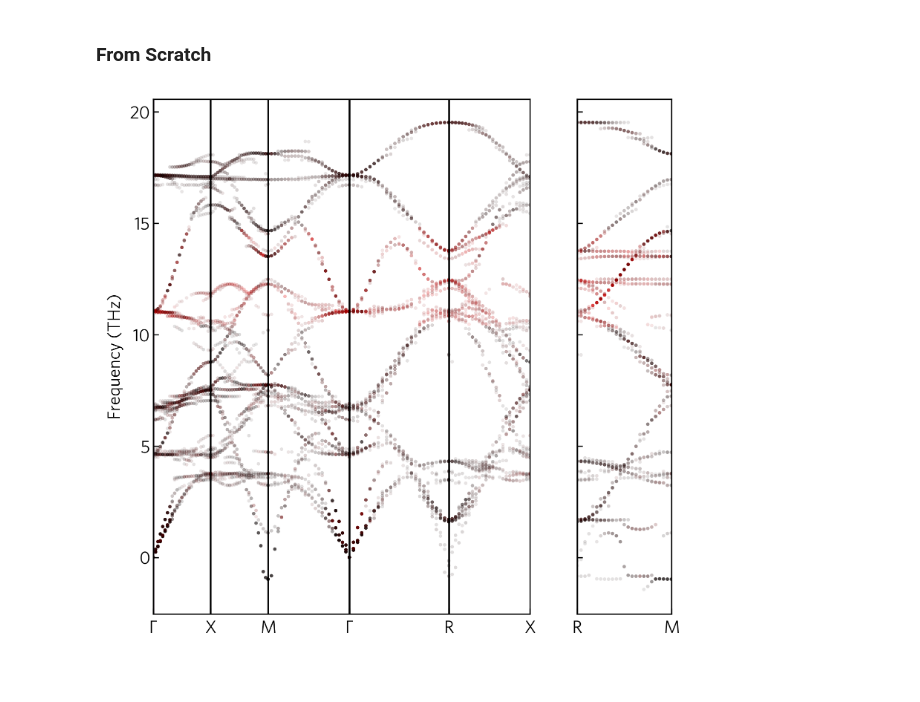
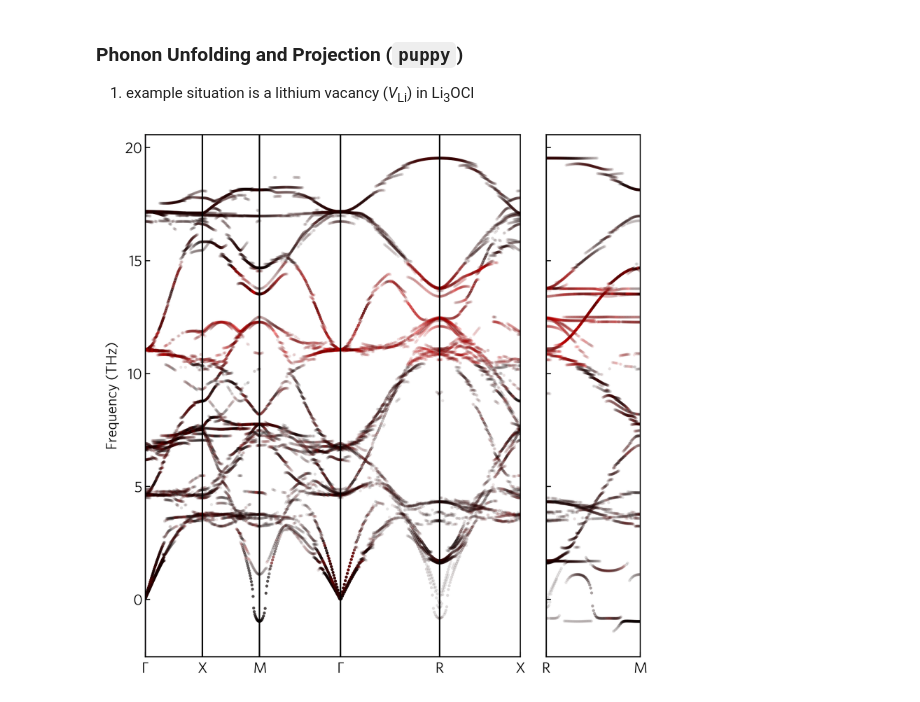
Before and after one commit to badw/puppy, a Jupyter notebook: notebooks/example.ipynb, the cells around one changed output. Cells and saved outputs as stored; diff of their text form; code cells hidden in the pictures; blank space fills up the shorter version.

```diff
--- a/notebooks/example.ipynb
+++ b/notebooks/example.ipynb
@@ -1,5 +1,7 @@
-# %% [markdown]
-### From Scratch
+# %% [markdown]
+### Phonon Unfolding and Projection (`puppy`)
+
+1. example situation is a lithium vacancy (*V*<sub>Li</sub>) in Li<sub>3</sub>OCl
 # %%
 import warnings
 warnings.simplefilter('ignore')
@@ -12,7 +14,7 @@ directories = {'defect_directory':'../example/li3ocl/v_Li/defect/',
 
 puppy = Puppy(defect_directory=directories['defect_directory'],
               host_directory=directories['host_directory'],
-              line_density=25,
+              line_density=100,
               expansion=[3,3,3],
               defect_index=74,
               nearest_neighbour_tolerance=3)
@@ -21,6 +23,6 @@ puppy.get_defect_phonons()
 puppy.unfold()
 puppy.eigenvectors_to_eigendisplacements()
 # %%
-plt = puppy.plot_unfold(base_colour=(1,0.0,0.0),with_prim=False,threshold=0.1,atom='Li')
+fig = puppy.plot_unfold(base_colour=(1,0,0),with_prim=False,threshold=0.1,atom='Li')
 # %% [output]
-[figure, old version]
+[figure, new version]
```
Also changed, not shown: parts of 1 cell of this notebook, 1 other file.
